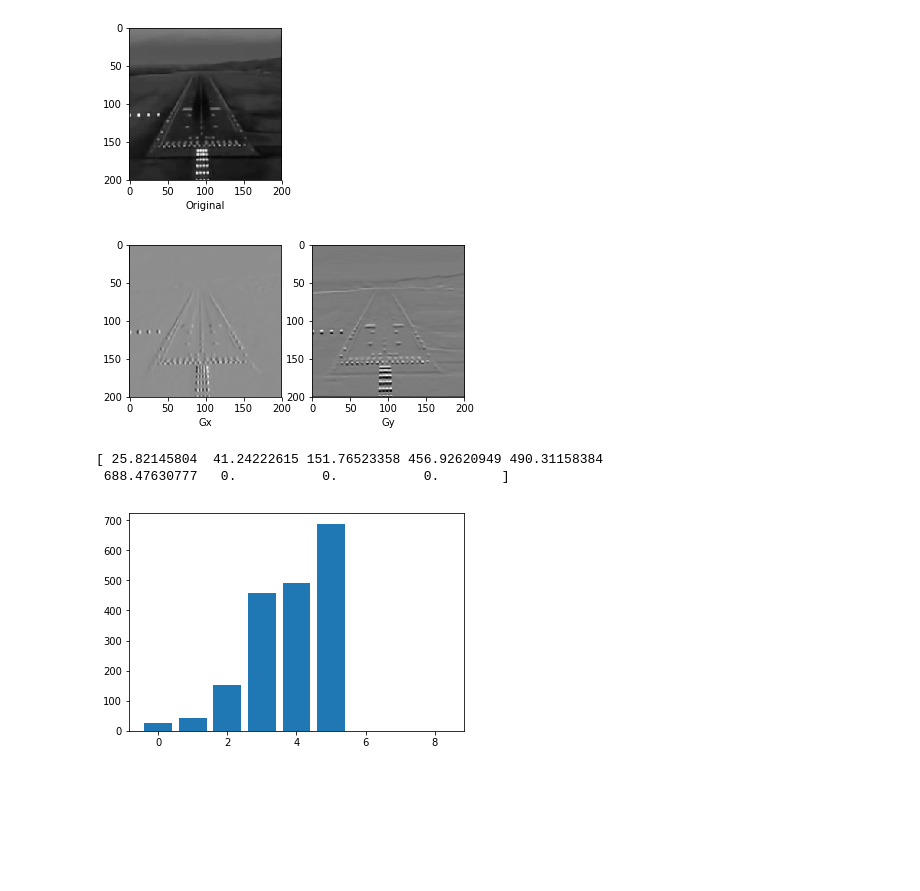
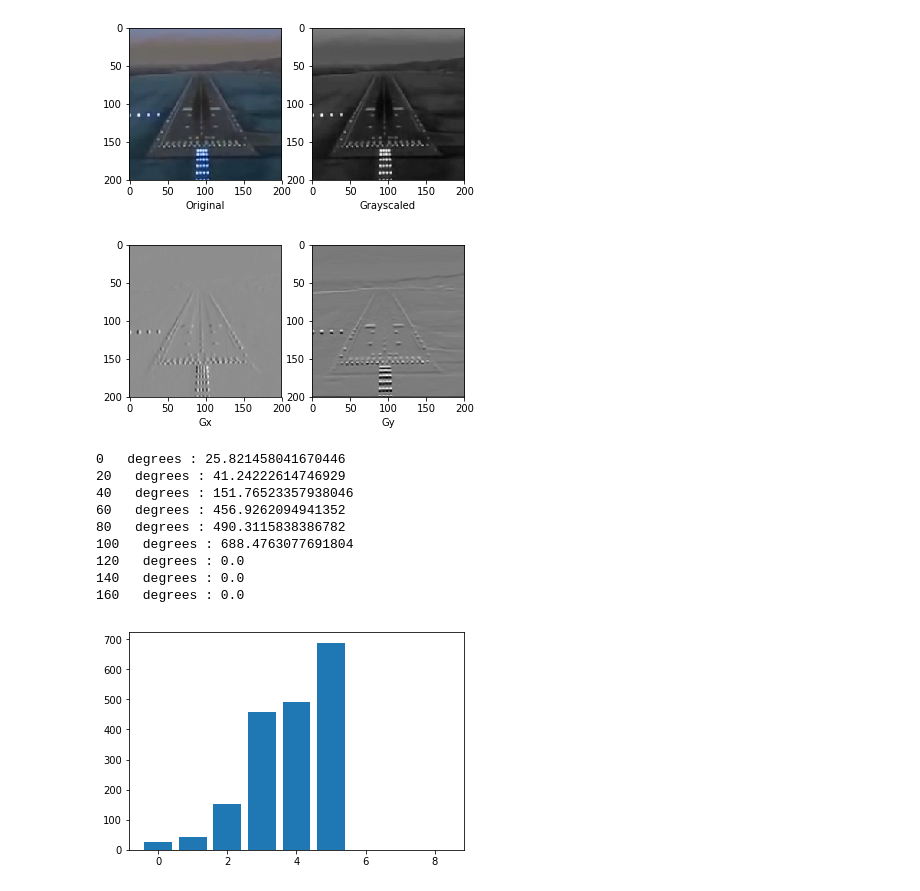
Before and after one commit to L0rd1k/FreeTimeCraft, a Jupyter notebook: HOG_descriptor.ipynb, the cells around one changed output. Drawn from its saved outputs; the diff is of its cells as text; code cells hidden in the pictures; blank space fills up the shorter version.

Commit message:
Add a new images for HOG

```diff
--- a/HOG_descriptor.ipynb
+++ b/HOG_descriptor.ipynb
@@ -5,6 +5,7 @@ import scipy.signal as sig
 from functools import reduce
 import warnings
 import cv2
+import pandas as pd
 warnings.filterwarnings('ignore')
 
 def getGrayScaledImage(path):
@@ -12,7 +13,7 @@ def getGrayScaledImage(path):
 
     fig = plt.figure()
     ax1 = fig.add_subplot(121)
-    ax1.imshow(img, cmap='gray'); ax1.set_xlabel("Original")
+    ax1.imshow(img); ax1.set_xlabel("Original")
 
     img = np.array(cv2.cvtColor(img, cv2.COLOR_BGR2GRAY))
 
@@ -77,36 +78,54 @@ def cellHistogramHOG(grdnt_direction, grdnt_magnitude):
                 tmp = patches[[(first_patch_index - 1)% patches.size, (first_patch_index + 1) % patches.size]]
                 tmp2 = np.abs(tmp_direction - tmp)
                 res = np.where(tmp2 == np.min(tmp2))[0][0]
                 if res == 0 and first_patch_index != 0:
                     second_patch_index = first_patch_index - 1
                 else:
                     second_patch_index = first_patch_index + 1
             first_patch_value = patches[first_patch_index]
             second_patch_value = patches[second_patch_index]
             hog_cell_hist[first_patch_index] = hog_cell_hist[first_patch_index] + (np.abs(tmp_direction - first_patch_value)/(180.0/patches.size)) * tmp_magnitude
             hog_cell_hist[second_patch_index] = hog_cell_hist[second_patch_index] + (np.abs(tmp_direction - second_patch_value)/(180.0/patches.size)) * tmp_magnitude
-    print(hog_cell_hist, sep = ";",)
+#     for degree in hog_cell_hist:
+#         print (degree, sep = " ")
+
+    for elem in list(enumerator(hog_cell_hist, 0, 20)):
+        print(str(elem[0]) + "   degrees : " + str(elem[1]))
     return hog_cell_hist
+
+def enumerator(xs, start, step = 20):
+    for x in xs:
+        yield(start, x)
+        start += step
+
+
 
 def plotGraphics(value):
     plt.bar(x = np.arange(9), height = value, align = "center", width = 0.8)
     plt.show()
 
 
 def calculateHOG():
     g_image = getGrayScaledImage("./Images/00101.png");
     x, y = operatorKernels(g_image)
     g_x, g_y = coordinatesDirection(g_image, x , y)
     plotImages(g_x, g_y)
     magnitude = gradientMagnitude(50, 50, g_x, g_y)
     direction = gradientDirection(50, 50, g_x, g_y)
     value = cellHistogramHOG(direction, magnitude)
     plotGraphics(value)
 
 calculateHOG()
 # %% [output]
-[figure, old version]
+[figure, new version]
 [figure]
-[ 25.82145804  41.24222615 151.76523358 456.92620949 490.31158384
- 688.47630777   0.           0.           0.        ]
+0   degrees : 25.821458041670446
+20   degrees : 41.24222614746929
+40   degrees : 151.76523357938046
+60   degrees : 456.9262094941352
+80   degrees : 490.3115838386782
+100   degrees : 688.4763077691804
+120   degrees : 0.0
+140   degrees : 0.0
+160   degrees : 0.0
 [figure]
```
Also changed, not shown: 7 other files.
